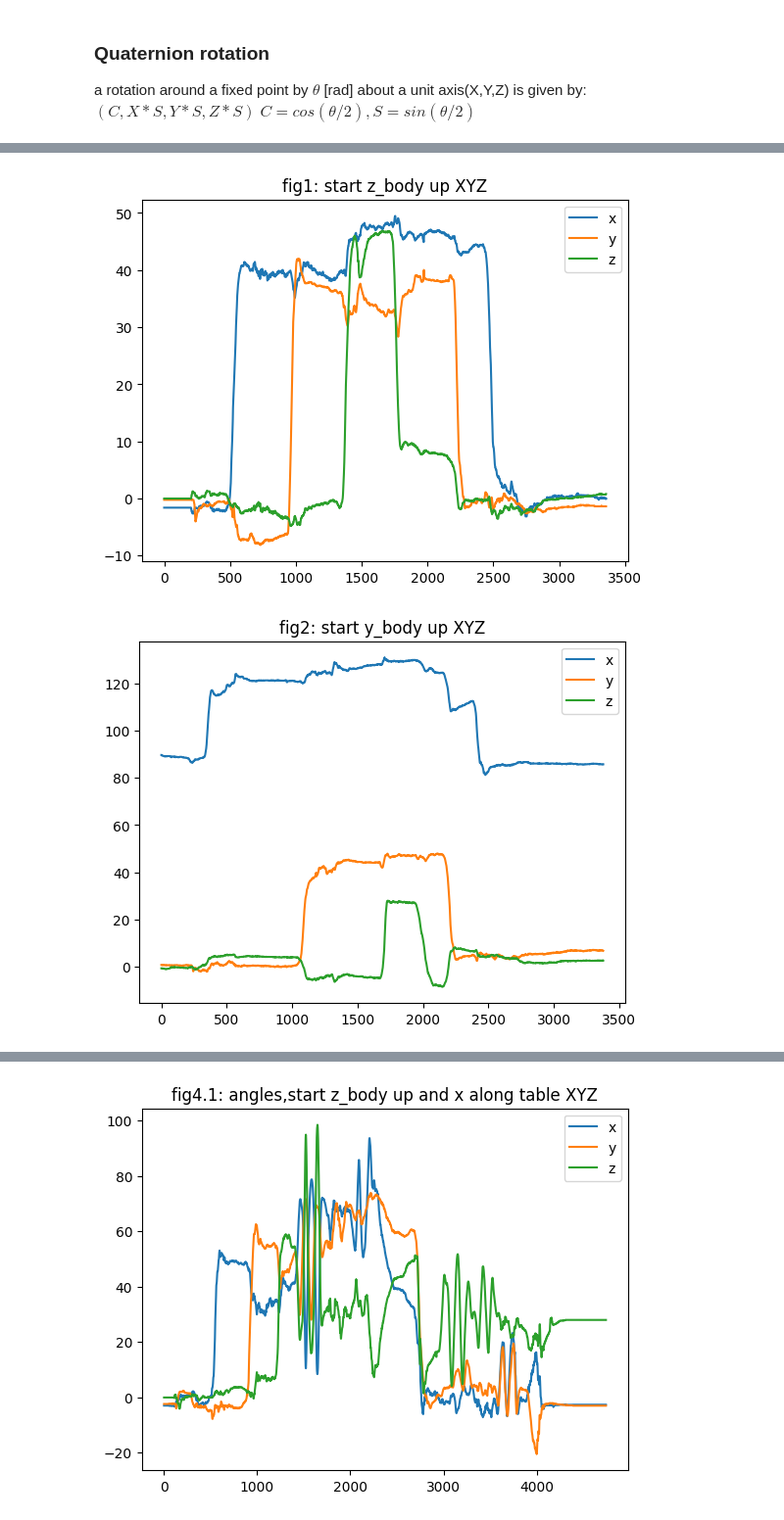
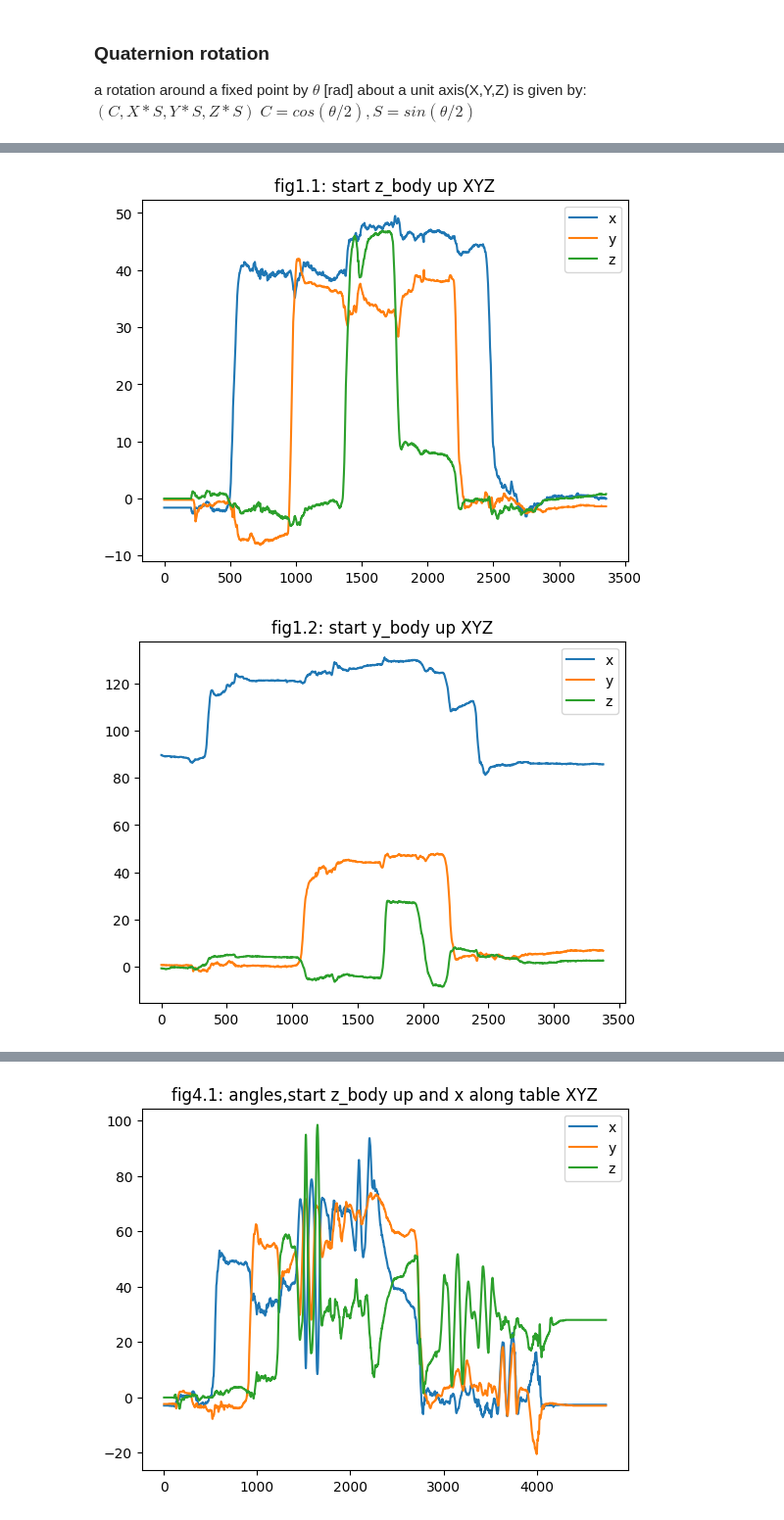
Before and after one commit to vyohai/tutorials, a Jupyter notebook: scipy/Quaternions.ipynb, the cells around one changed output, grey strips where cells are left out. Shown at 98% size. Drawn from its saved outputs; the diff is of its cells as text; code cells hidden in the pictures.

```diff
--- a/scipy/Quaternions.ipynb
+++ b/scipy/Quaternions.ipynb
@@ -72,31 +83,31 @@ SEQ='XYZ'
 # %%
 # PRESENT angles calculated from the sensor quaternions
 ## measurements
 
 # present "fig1: start z_body up"
 angles1=r1.as_euler(seq=SEQ, degrees=True)
-pitch_from_quat, roll_from_quat, yaw_from_quat=angles1[:,0], angles1[:,1],angles1[:,2]
+roll_from_quat, pitch_from_quat, yaw_from_quat=angles1[:,0], angles1[:,1],angles1[:,2]
 plt.figure()
+plt.plot(roll_from_quat)
 plt.plot(pitch_from_quat)
-plt.plot(roll_from_quat)
 plt.plot(yaw_from_quat)
 plt.legend(['x','y','z'])
-plt.title('fig1: start z_body up '+SEQ)
+plt.title('fig1.1: start z_body up '+SEQ)
 plt.show()
 
 # present "fig2: start y_body up"
 angles2=r2.as_euler(seq=SEQ, degrees=True)
-pitch_from_quat, roll_from_quat, yaw_from_quat=angles2[:,0], angles2[:,1],angles2[:,2]
+roll_from_quat, pitch_from_quat, yaw_from_quat=angles2[:,0], angles2[:,1],angles2[:,2]
 plt.figure()
+plt.plot(roll_from_quat)
 plt.plot(pitch_from_quat)
-plt.plot(roll_from_quat)
 plt.plot(yaw_from_quat)
 plt.legend(['x','y','z'])
-plt.title('fig2: start y_body up '+SEQ)
+plt.title('fig1.2: start y_body up '+SEQ)
 plt.show()
 # %% [output]
-[figure, old version]
+[figure, new version]
-[figure, old version]
+[figure, new version]
 # %% [markdown]
 ### Example1 conclusions: order of rotation and initial orientation
 1. The sensor will start in (0,0,0) if the sensor z axis is up
```
Also changed, not shown: parts of 18 cells of this notebook, 13 other files.
